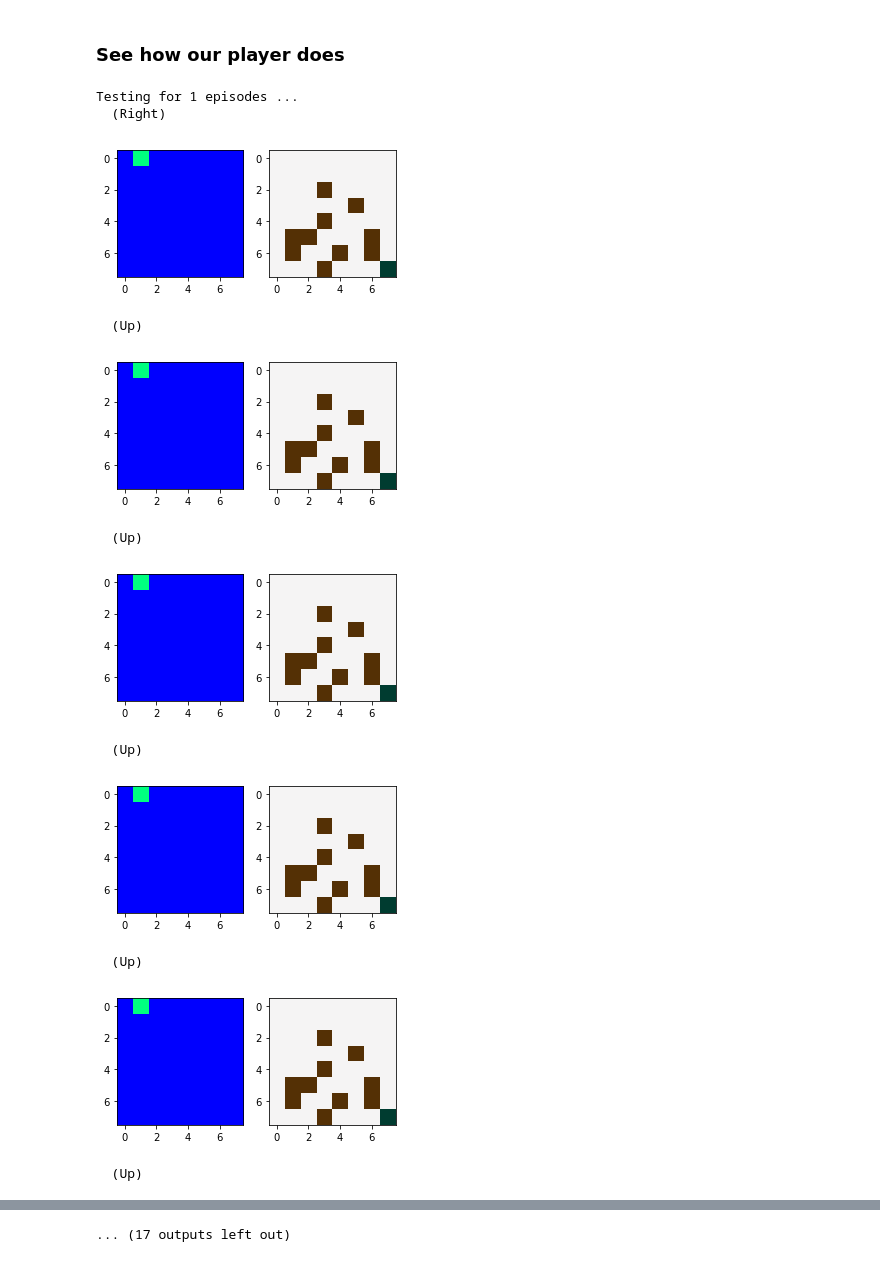
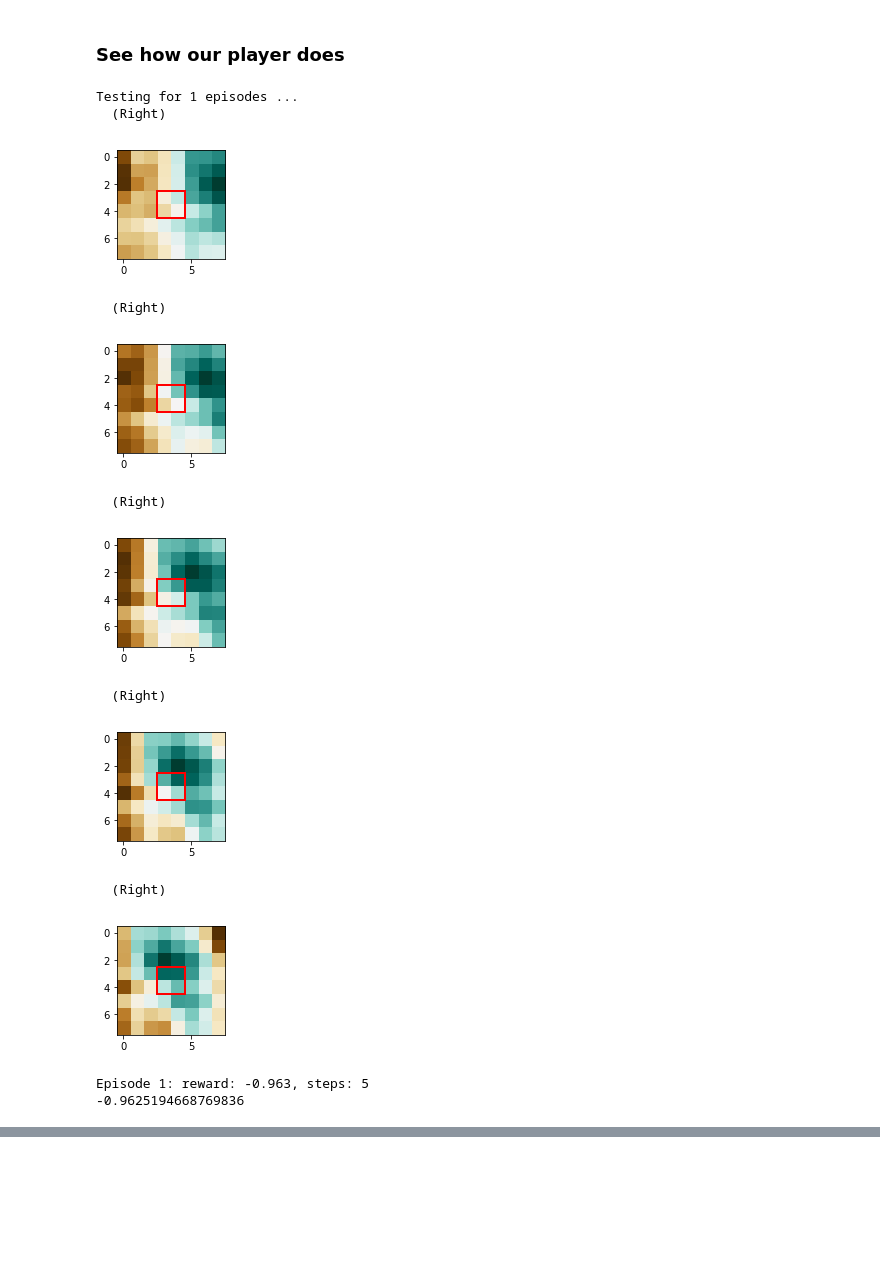
Before and after one commit to weiji14/nz_space_challenge, a Jupyter notebook: route_finder.ipynb, the cells around one changed output, grey strips where cells are left out. Saved outputs shown, nothing was run; the diff lists cells and outputs as text; code cells hidden in the pictures; blank space fills up the shorter version.

```diff
--- a/route_finder.ipynb
+++ b/route_finder.ipynb
@@ -287,7 +350,7 @@ class CrevasseEnvProcessor(Processor):
 # %% [markdown]
 # Setup the training environment
 # %%
-env = CrevasseCrosserEnv()
+env = CrevasseCrosserEnv(map_env=map_env)
 env.seed(seed=seed)
 # %% [output]
 [42]
@@ -306,8 +370,8 @@ print(observation, reward, done, info)
 Referred to implementation at https://github.com/keras-rl/keras-rl/blob/master/examples/dqn_atari.py
 # %%
 # Arguments to pass into dqn_model.fit
-episodes = 1200               #rough number of episodes we want to train the model on
-nb_max_episode_steps = 100    #maximum number of steps per episode before stopping the player
+episodes = 1000               #rough number of episodes we want to train the model on
+nb_max_episode_steps = 50     #maximum number of steps per episode before stopping the player
 
 # Assuming an episode finishes in a quarter of the max_episode_steps
 nb_steps= episodes * (nb_max_episode_steps/4)   #number of steps corresponding to roughly 1200 episodes
@@ -315,7 +379,8 @@ log_interval = 200 * (nb_max_episode_steps/4)   #print log data for roughly ever
 # %%
 ## Keras Model parameters
 optimizer = keras.optimizers.Adam(lr=0.001)
-model = keras_convnet(input_shape=(MAPS['8x8custom'].shape+(2,)))
+model = keras_convnet(input_shape=(8,8,1))
+plot_info = plot_reward_and_steps(plot_interval=250, figsize=(15, 3))
 
 ## Deep Q-Network parameters
 policy = LinearAnnealedPolicy(EpsGreedyQPolicy(), attr='eps', value_max=1.0, value_min=0.1, value_test=0.05, nb_steps=nb_steps)
@@ -353,5 +418,5 @@ _________________________________________________________________
 ### **Train the Deep Q-Network iteratively here**
 # %%
 print(f"Training for ~{episodes} episodes with max {nb_max_episode_steps} steps, logging every {log_interval} steps")
-dqn_model.fit(env=env, nb_steps=nb_steps, log_interval=log_interval, nb_max_episode_steps=nb_max_episode_steps)
+dqn_model.fit(env=env, nb_steps=nb_steps, log_interval=log_interval, nb_max_episode_steps=nb_max_episode_steps, callbacks=[plot_info])
 # %% [output]
@@ -391,18 +468,19 @@ dqn_model.save_weights(filepath='model/weights/dqn-model-weights.hdf5', overwrit
 # %%
 dqn_model.load_weights(filepath='model/weights/dqn-model-weights.hdf5')  #reload the saved dqn model weights
 # %%
-evaluation_info = dqn_model.test(env=env, nb_episodes=1, nb_max_episode_steps=14)
+evaluation_info = dqn_model.test(env=env, nb_episodes=1, nb_max_episode_steps=5)
 print(np.mean(evaluation_info.history['episode_reward']))
 # %% [output]
 Testing for 1 episodes ...
   (Right)
-[figure, old version]
+[figure, new version]
-  (Up)
+  (Right)
-[figure, old version]
+[figure, new version]
-  (Up)
+  (Right)
-[figure, old version]
+[figure, new version]
-  (Up)
+  (Right)
-[figure, old version]
+[figure, new version]
-  (Up)
+  (Right)
-[figure, old version]
+[figure, new version]
-  (Up)
+Episode 1: reward: -0.963, steps: 5
+-0.9625194668769836
@@ -410 +486,0 @@ Testing for 1 episodes ...
-... (17 outputs left out)
```
Also changed, not shown: parts of 20 cells of this notebook, 2 other files.
